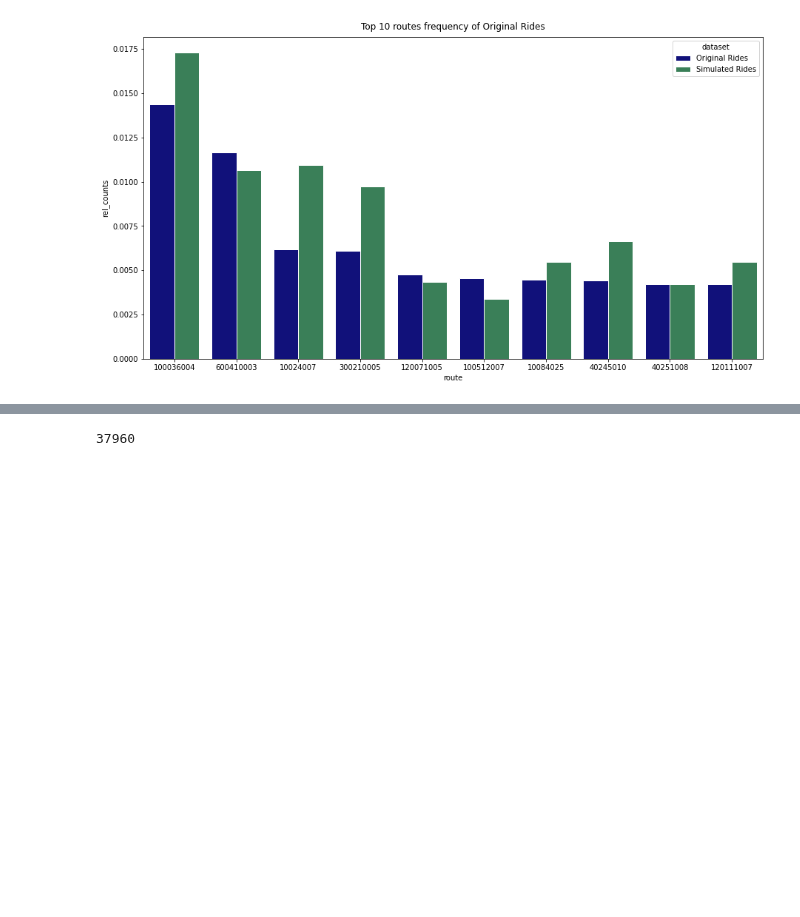
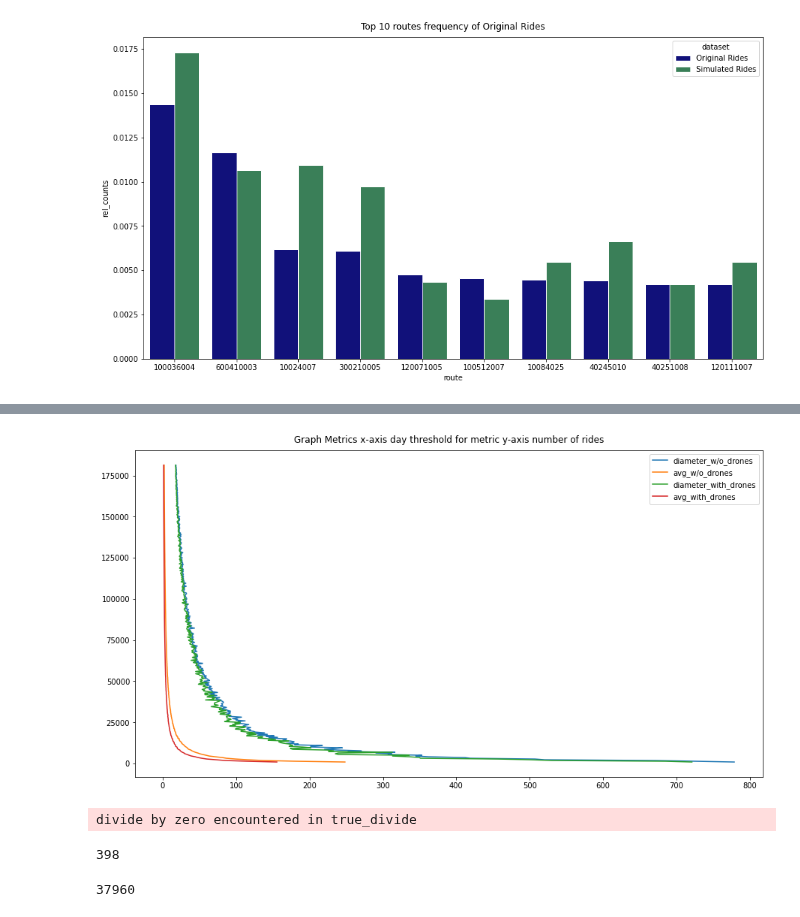
Before and after one commit to Lukas-Dierkes/vehicle-stream-team-project, a Jupyter notebook: vehicle_stream_pipeline/eda_for_presentation.ipynb, the cells around one changed output, grey strips where cells are left out. Cells and saved outputs as stored; diff of their text form; code cells hidden in the pictures; blank space fills up the shorter version.

```diff
--- a/vehicle_stream_pipeline/eda_for_presentation.ipynb
+++ b/vehicle_stream_pipeline/eda_for_presentation.ipynb
@@ -286,3 +307,78 @@ plt.show()
+# %%
+fig = plt.figure(figsize=(15,8))
+
+plt.plot(graph_metrics_df['diameter_w/o_drones'],graph_metrics_df["#_simulated_rides"], label='diameter_w/o_drones')
+plt.plot(graph_metrics_df['avg_w/o_drones'],graph_metrics_df["#_simulated_rides"], label='avg_w/o_drones')
+plt.plot(graph_metrics_df['diameter_with_drones'], graph_metrics_df["#_simulated_rides"],label='diameter_with_drones' )
+plt.plot(graph_metrics_df['avg_with_drones'], graph_metrics_df["#_simulated_rides"],label='avg_with_drones' )
+
+plt.title(f"Graph Metrics x-axis day threshold for metric y-axis number of rides", pad = 10)
+plt.legend()
+plt.show()
+# %% [output]
+[figure, added]
+# %%
+current_metric = 'diameter_w/o_drones' # chose from ['diameter_w/o_drones', 'avg_w/o_drones', 'diameter_with_drones','avg_with_drones']
+graph_metrics_df_1 = graph_metrics_df.copy()
+max_days = 1
+
+x_data_regression = np.linspace(0,5,100) # + np.linspace(5,graph_metrics_df_1[current_metric].max()*1.1,len(graph_metrics_df_1[current_metric]))
+
+needed_rides = fa.get_rides_num(max_days, graph_metrics_df_1, current_metric)
+
+# Update Figure diplaying Orginal Data Scatter Plot, Regression and max_days_line
+# Scatter Plot of Orginal Rides Data
+needed_rides_fig1 = px.scatter(
+    graph_metrics_df_1,
+    x=current_metric,
+    y="#_simulated_rides",
+    color_discrete_sequence=["DarkKhaki"],
+    title="Break Even of Rides",
+    range_x=[0, 20],
+    range_y=[0, 9999999],
+)
+needed_rides_fig1["data"][0]["name"] = "Simulated Rides Data"
+needed_rides_fig1["data"][0]["showlegend"] = False
+# Line Plot of Regressed Data
+needed_rides_fig2 = px.line(
+    x=x_data_regression,
+    y=fa.regression_function(
+        x_data_regression,
+        *fa.get_opt_parameter(graph_metrics_df_1, current_metric),
+    ),
+    color_discrete_sequence=["DarkCyan"],
+    range_x=[0, 20],
+)
+needed_rides_fig2["data"][0]["name"] = "Regression of Rides Data"
+needed_rides_fig2["data"][0]["showlegend"] = False
+# Line Plot working as cursor for current max days
+needed_rides_fig3 = px.line(
+    x=[max_days, max_days], y=[0, needed_rides], color_discrete_sequence=["tomato"]
+)
+needed_rides_fig3["data"][0]["name"] = "Max Days for Delivery"
+needed_rides_fig3["data"][0]["showlegend"] = False
+needed_rides_fig4 = px.line(
+    x=[0, max_days],
+    y=[needed_rides, needed_rides],
+    color_discrete_sequence=["tomato"],
+)
+
+# Combine all plots into on figure
+needed_rides_fig = go.Figure(
+    data=needed_rides_fig1.data
+    + needed_rides_fig2.data
+    + needed_rides_fig3.data
+    + needed_rides_fig4.data,
+    layout=needed_rides_fig1.layout,
+)
+
+needed_rides_fig.show()
+# %% [output]
+divide by zero encountered in true_divide
+# %%
+len(graph_metrics_df_1[current_metric])
+# %% [output]
+398
 # %%
 column_list = error_df.columns.to_list()
 
```
Also changed, not shown: parts of 5 cells of this notebook.
